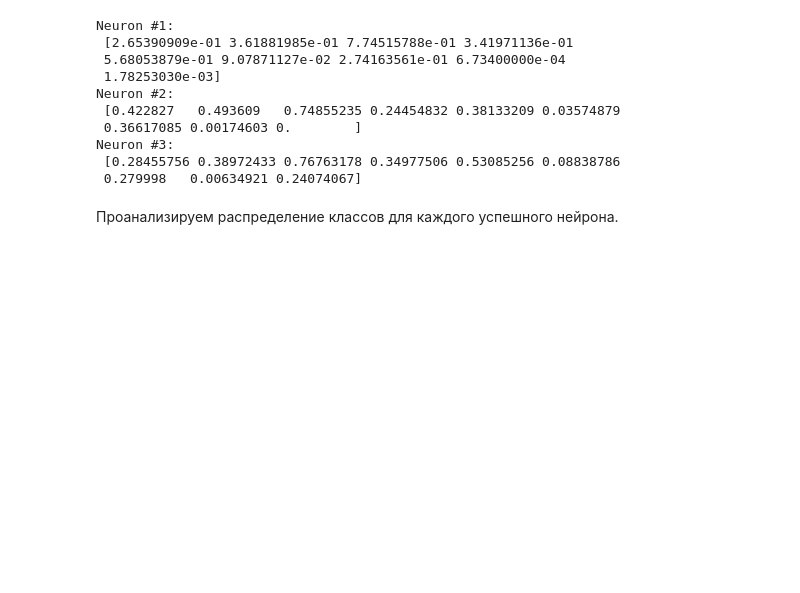
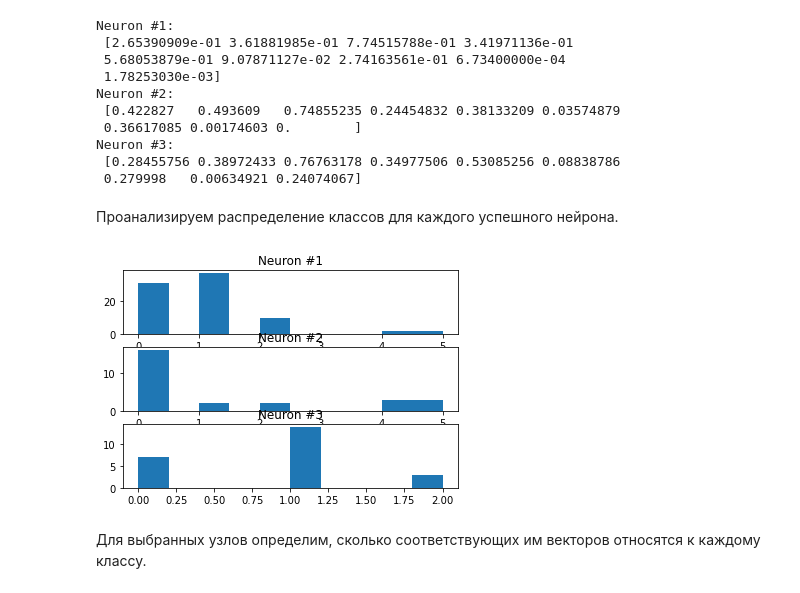
Before and after one commit to RelaxingCoyote/neural_networks, a Jupyter notebook: lb 2 kohonen maps/kohonen_maps.ipynb, the cells around one changed output. Cells and saved outputs as stored; diff of their text form; code cells hidden in the pictures; blank space fills up the shorter version.

```diff
--- a/lb 2 kohonen maps/kohonen_maps.ipynb
+++ b/lb 2 kohonen maps/kohonen_maps.ipynb
@@ -767,11 +840,13 @@ get_win_map_labels(best_consistent_alg_model, X, y)
 # %% [markdown]
 Выведем нейроны, которые чаще других оказывались победителями.
 # %%
+top_n = 3
+
 test_win_map = get_win_map(best_package_alg_model, X_train)
 # test_win_map = get_win_map(best_consistent_alg_model, X_train)
 score_board = get_score_board(test_win_map)
 
-top_neurons = get_top_neurons(score_board, 3)
+top_neurons = get_top_neurons(score_board, top_n)
 
 for num, top_neuron in enumerate(top_neurons):
     i_top_neuron, j_top_neuron = top_neuron
@@ -793,0 +867,10 @@ get_win_map_labels(best_consistent_alg_model, X, y)
+# %%
+win_map_labels = get_win_map_labels(best_package_alg_model, X, y)
+
+top_neurons_labels = get_top_neurons_labels(win_map_labels, top_neurons)
+
+plot_top_neurons_labels(top_neurons_labels)
+# %% [output]
+[figure, added]
+# %% [markdown]
+Для выбранных узлов определим, сколько соответствующих им векторов относятся к каждому классу.
```
Also changed, not shown: parts of 9 cells of this notebook.
